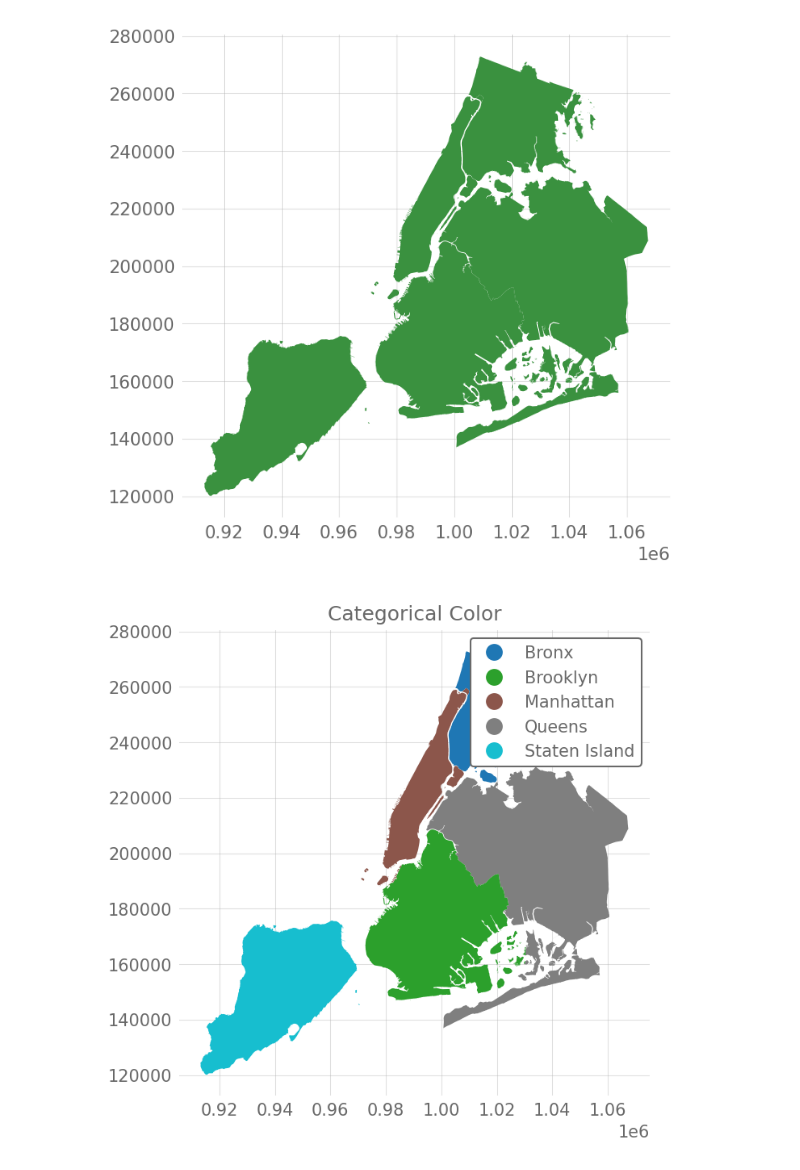
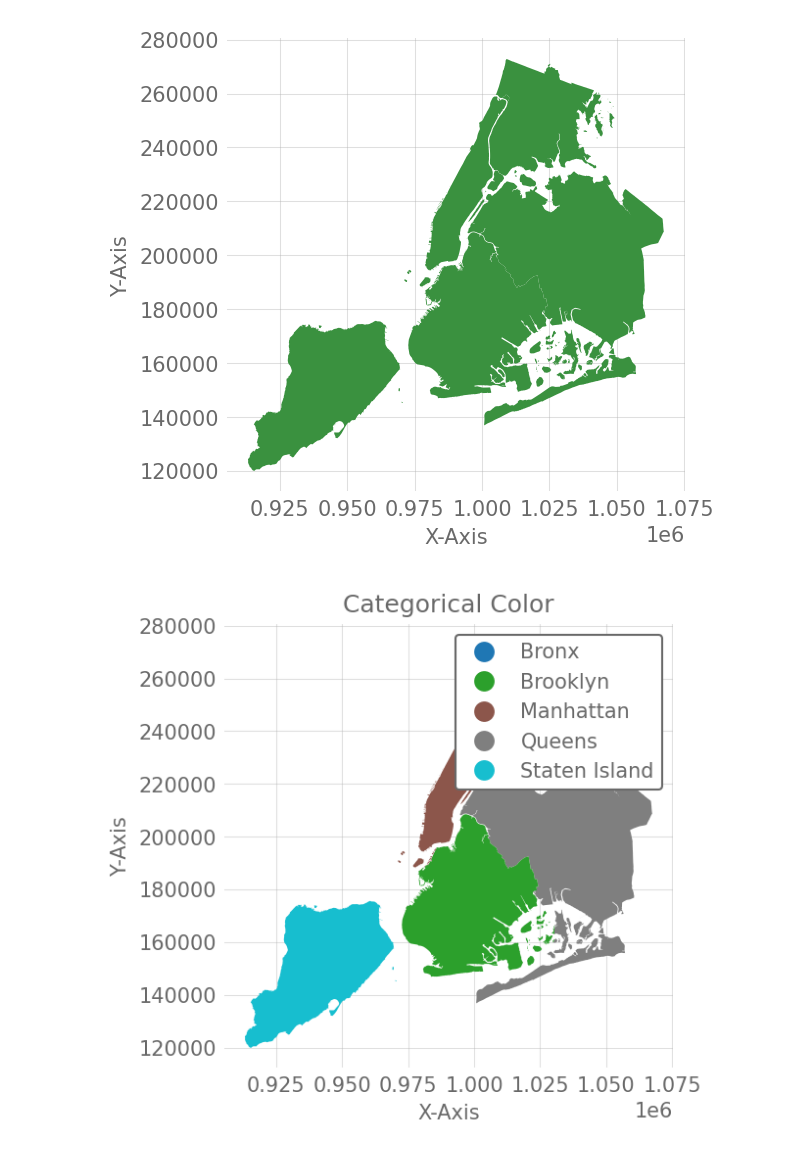
Before and after one commit to lukaszgajewski/ALLFED-matplotlib-style-sheet, a Jupyter notebook: Style Sheet Gallery.ipynb, the cells around one changed output. Saved outputs shown, nothing was run; the diff lists cells and outputs as text; code cells hidden in the pictures.

```diff
--- a/Style Sheet Gallery.ipynb
+++ b/Style Sheet Gallery.ipynb
@@ -41,12 +55,18 @@ ERROR 1: PROJ: proj_create_from_database: Open of /home/florian/local/anaconda3/
 # %%
 gdf.plot();
+ax = plt.gca()
+ax.set_ylabel("Y-Axis")
+ax.set_xlabel("X-Axis");
 # %% [output]
-[figure, old version]
+[figure, new version]
 # %%
 ax = gdf.plot(column="BoroName", legend=True);
 ax.set_title("Categorical Color");
+ax = plt.gca()
+ax.set_ylabel("Y-Axis")
+ax.set_xlabel("X-Axis");
 # %% [output]
-[figure, old version]
+[figure, new version]
 # %%
 ax = gdf.plot(column="Shape_Leng", legend=True, legend_kwds={"label":"title"});
 ax.set_title("Continuous Color");
```
Also changed, not shown: parts of 10 cells of this notebook, 1 other file.
